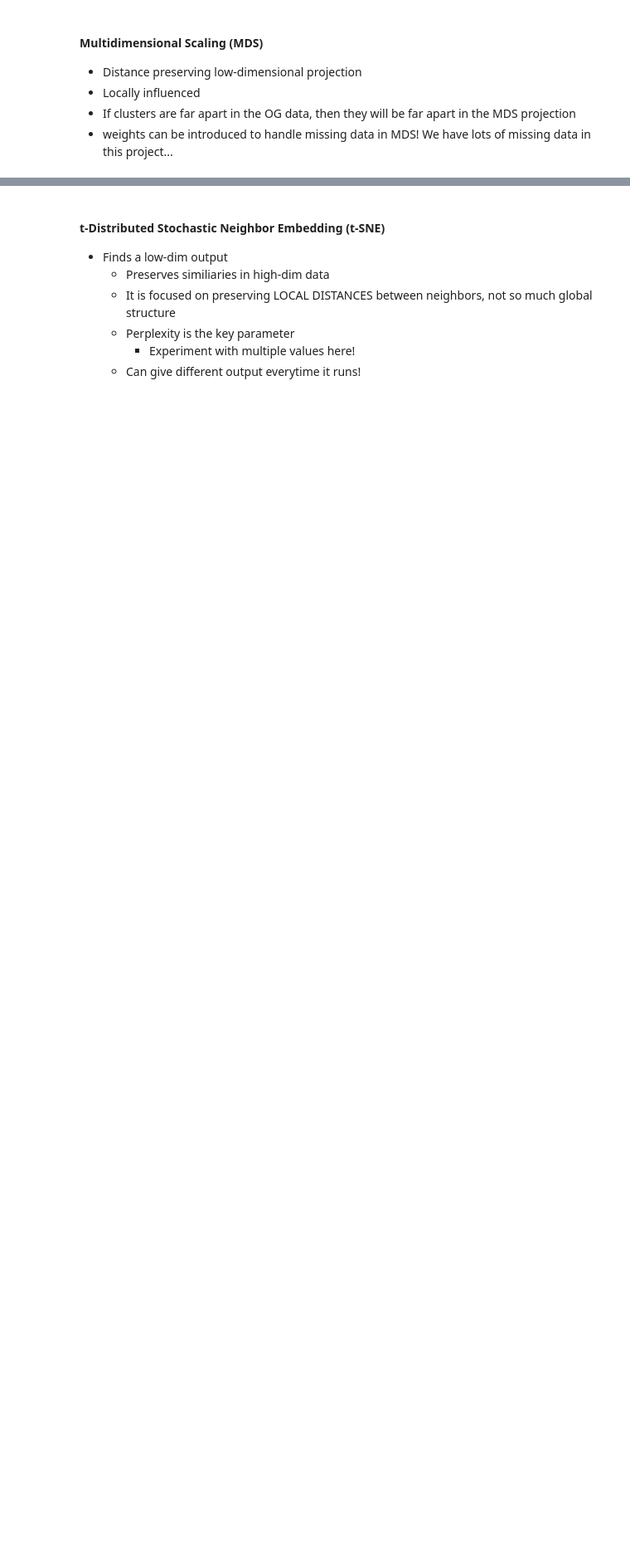
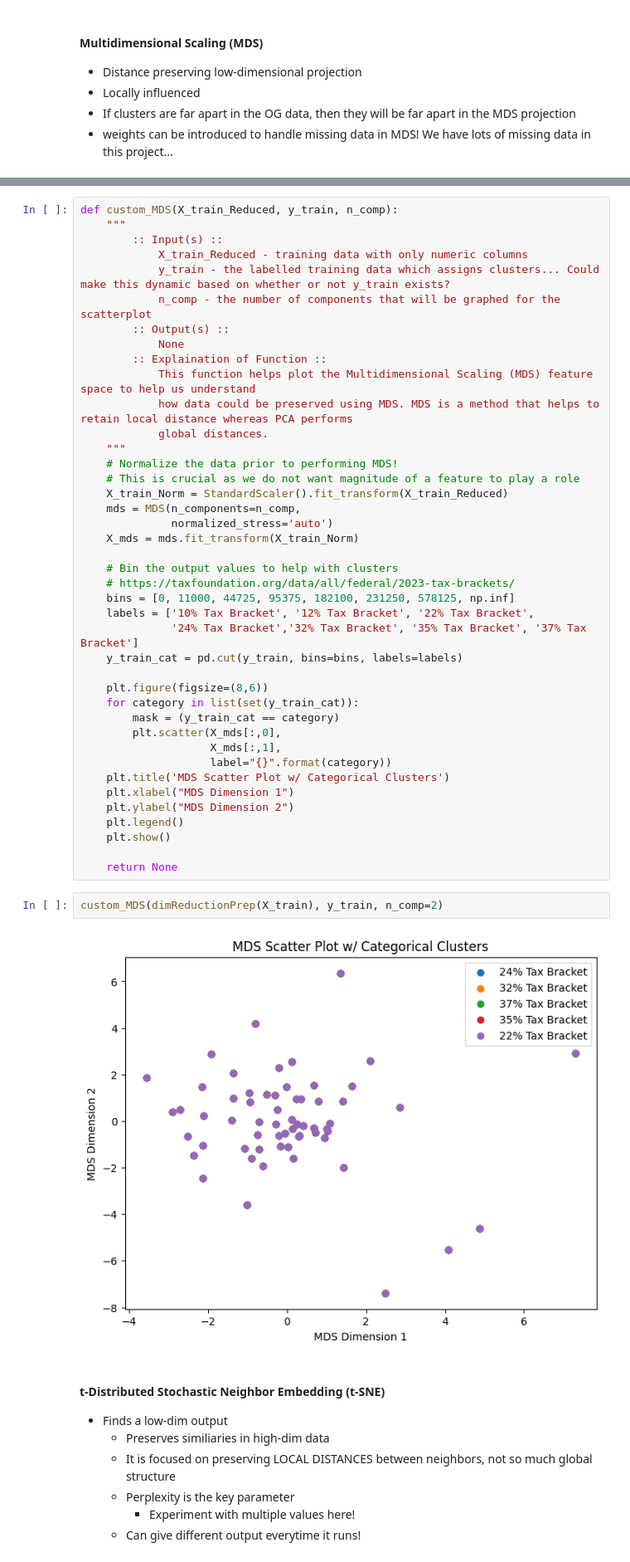
Before and after one commit to mvizzini951/MS2_NIL, a Jupyter notebook: unsupervised.ipynb, the cells around one changed output, grey strips where cells are left out. Shown at 83% size. Cells and saved outputs as stored; diff of their text form; blank space fills up the shorter version.

Commit message:
Added Tax Bracket Bins to MDS for now

```diff
--- a/unsupervised.ipynb
+++ b/unsupervised.ipynb
@@ -227,3 +208,48 @@ def custom_MDS():
+# %%
+def custom_MDS(X_train_Reduced, y_train, n_comp):
+    """
+        :: Input(s) ::
+            X_train_Reduced - training data with only numeric columns
+            y_train - the labelled training data which assigns clusters... Could make this dynamic based on whether or not y_train exists?
+            n_comp - the number of components that will be graphed for the scatterplot
+        :: Output(s) ::
+            None
+        :: Explaination of Function ::
+            This function helps plot the Multidimensional Scaling (MDS) feature space to help us understand
+            how data could be preserved using MDS. MDS is a method that helps to retain local distance whereas PCA performs
+            global distances.
+    """
+    # Normalize the data prior to performing MDS!
+    # This is crucial as we do not want magnitude of a feature to play a role
+    X_train_Norm = StandardScaler().fit_transform(X_train_Reduced)
+    mds = MDS(n_components=n_comp,
+              normalized_stress='auto')
+    X_mds = mds.fit_transform(X_train_Norm)
+
+    # Bin the output values to help with clusters
+    # https://taxfoundation.org/data/all/federal/2023-tax-brackets/
+    bins = [0, 11000, 44725, 95375, 182100, 231250, 578125, np.inf]
+    labels = ['10% Tax Bracket', '12% Tax Bracket', '22% Tax Bracket',
+              '24% Tax Bracket','32% Tax Bracket', '35% Tax Bracket', '37% Tax Bracket']
+    y_train_cat = pd.cut(y_train, bins=bins, labels=labels)
+
+    plt.figure(figsize=(8,6))
+    for category in list(set(y_train_cat)):
+        mask = (y_train_cat == category)
+        plt.scatter(X_mds[:,0],
+                    X_mds[:,1],
+                    label="{}".format(category))
+    plt.title('MDS Scatter Plot w/ Categorical Clusters')
+    plt.xlabel("MDS Dimension 1")
+    plt.ylabel("MDS Dimension 2")
+    plt.legend()
+    plt.show()
+
+    return None
+# %%
+custom_MDS(dimReductionPrep(X_train), y_train, n_comp=2)
+# %% [output]
+[figure, added]
 # %% [markdown]
 #### t-Distributed Stochastic Neighbor Embedding (t-SNE)
 
```
Also changed, not shown: parts of 2 cells of this notebook.
